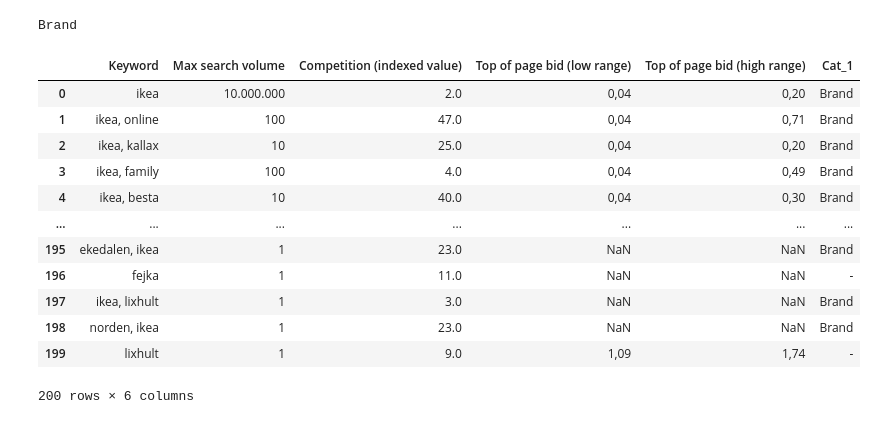
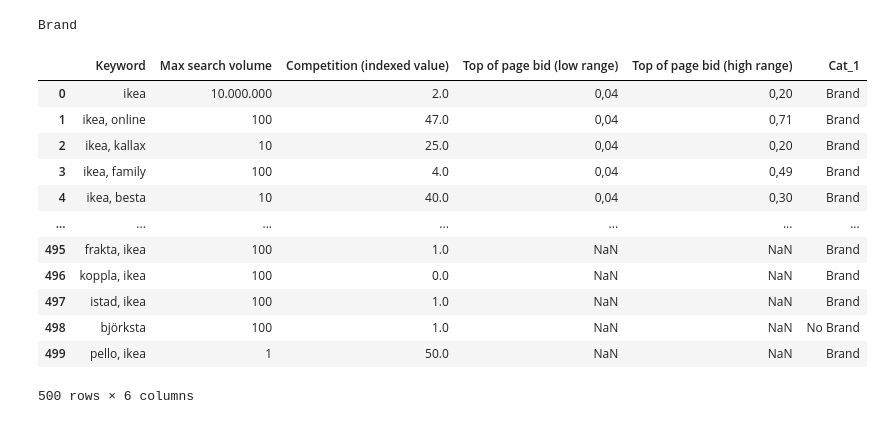
Before and after one commit to marinapm90/keyword_research_tool, a Jupyter notebook: kw_tool.ipynb, the cells around one changed output. Cells and saved outputs as stored; diff of their text form; code cells hidden in the pictures.

```diff
--- a/kw_tool.ipynb
+++ b/kw_tool.ipynb
@@ -134,20 +134,20 @@ cell_cat_1 = input()
 # %% [output]
 Brand
 # %%
-kw['Cat_1']= np.where(kw['Keyword'].str.contains(cat_1,regex=True),cell_cat_1,'-')
+kw['Cat_1']= np.where(kw['Keyword'].str.contains(cat_1,regex=True),cell_cat_1,'No Brand')
 # %%
-kw.head(200)
+kw.head(500)
 # %% [output]
 |  | Keyword | Max search volume | Competition (indexed value) | Top of page bid (low range) | Top of page bid (high range) | Cat_1 |
 | 0 | ikea | 10.000.000 | 2.0 | 0,04 | 0,20 | Brand |
 | 1 | ikea, online | 100 | 47.0 | 0,04 | 0,71 | Brand |
 | 2 | ikea, kallax | 10 | 25.0 | 0,04 | 0,20 | Brand |
 | 3 | ikea, family | 100 | 4.0 | 0,04 | 0,49 | Brand |
 | 4 | ikea, besta | 10 | 40.0 | 0,04 | 0,30 | Brand |
 | ... | ... | ... | ... | ... | ... | ... |
-| 195 | ekedalen, ikea | 1 | 23.0 | NaN | NaN | Brand |
-| 196 | fejka | 1 | 11.0 | NaN | NaN | - |
-| 197 | ikea, lixhult | 1 | 3.0 | NaN | NaN | Brand |
-| 198 | norden, ikea | 1 | 23.0 | NaN | NaN | Brand |
-| 199 | lixhult | 1 | 9.0 | 1,09 | 1,74 | - |
+| 495 | frakta, ikea | 100 | 1.0 | NaN | NaN | Brand |
+| 496 | koppla, ikea | 100 | 0.0 | NaN | NaN | Brand |
+| 497 | istad, ikea | 100 | 1.0 | NaN | NaN | Brand |
+| 498 | björksta | 100 | 1.0 | NaN | NaN | No Brand |
+| 499 | pello, ikea | 1 | 50.0 | NaN | NaN | Brand |
-200 rows × 6 columns
+500 rows × 6 columns
```
Also changed, not shown: parts of 4 cells of this notebook.
